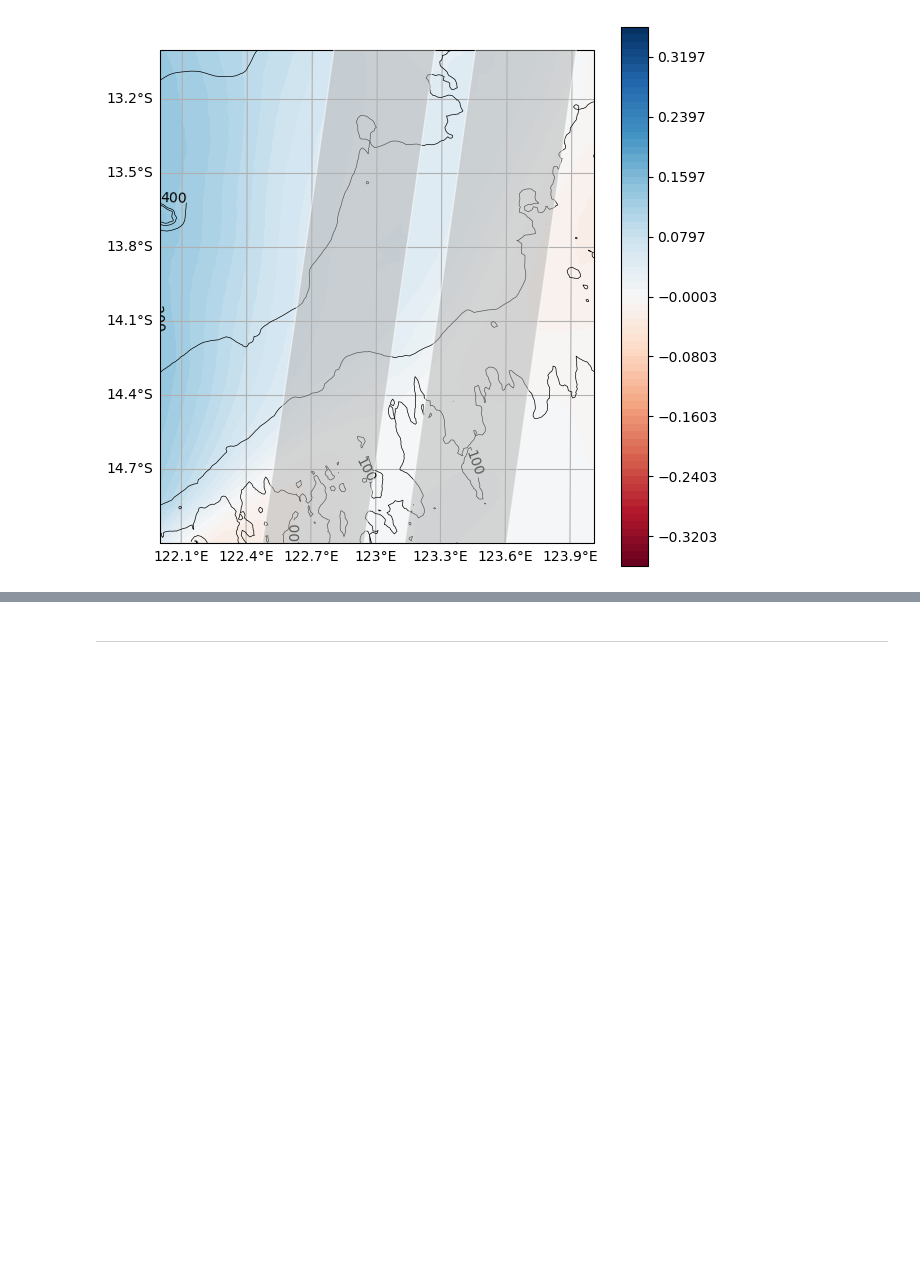
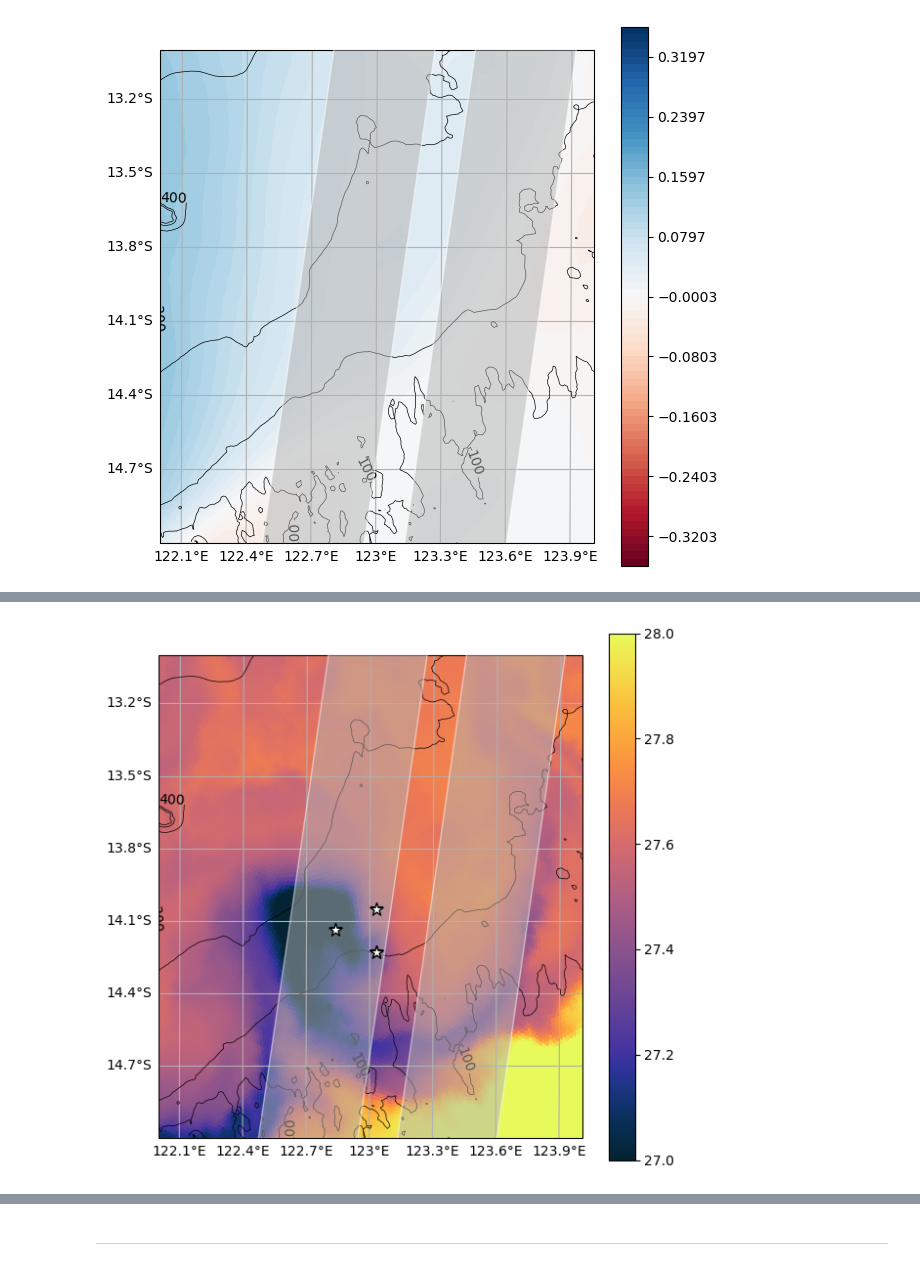
Before and after one commit to ahmaddroobi99/nwa, a Jupyter notebook: snapshot.ipynb, the cells around one changed output, grey strips where cells are left out. Drawn from its saved outputs; the diff is of its cells as text; code cells hidden in the pictures; blank space fills up the shorter version.

```diff
--- a/snapshot.ipynb
+++ b/snapshot.ipynb
@@ -70,0 +112,6 @@ Changing the _FillValue from -999999 to 999999
+# %%
+fig, ax = nwa.map_init(zoom, bathy=(grd, ds))
+nwa.plot_moorings(ax)
+_, _, poly, cbar = grd.suntans.plotcelldata(_ds.temp, vmin=27, vmax=28, cmap=pin.thermal, crs=crs)
+# %% [output]
+[figure, added]
```
Also changed, not shown: parts of 11 cells of this notebook, 12 other files.
